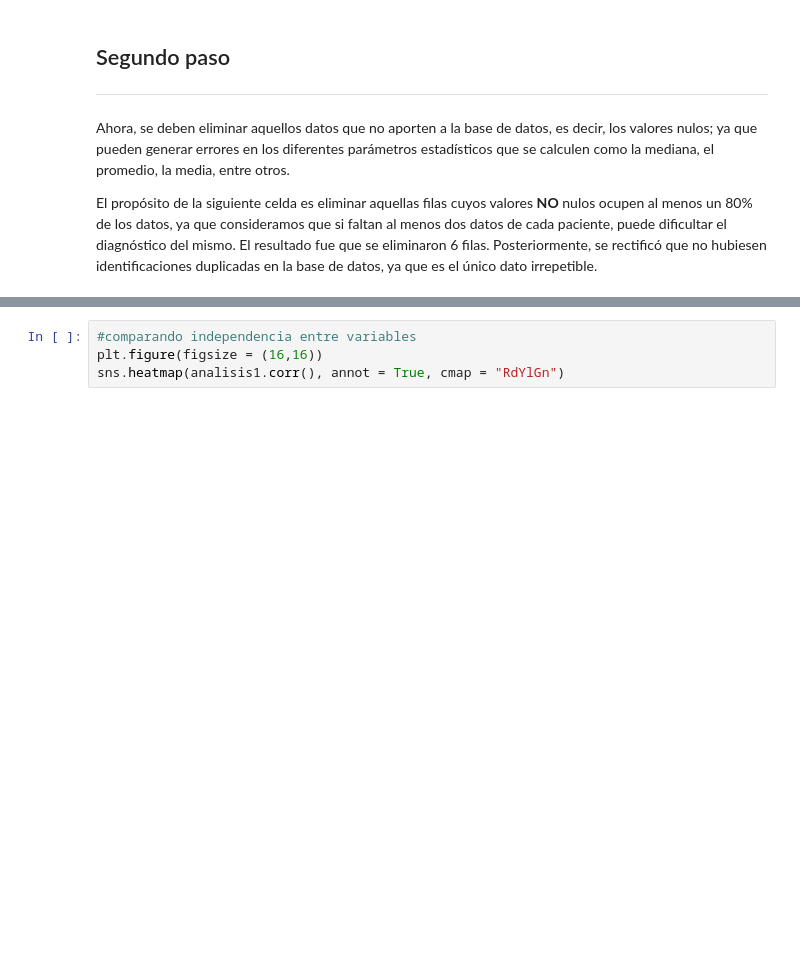
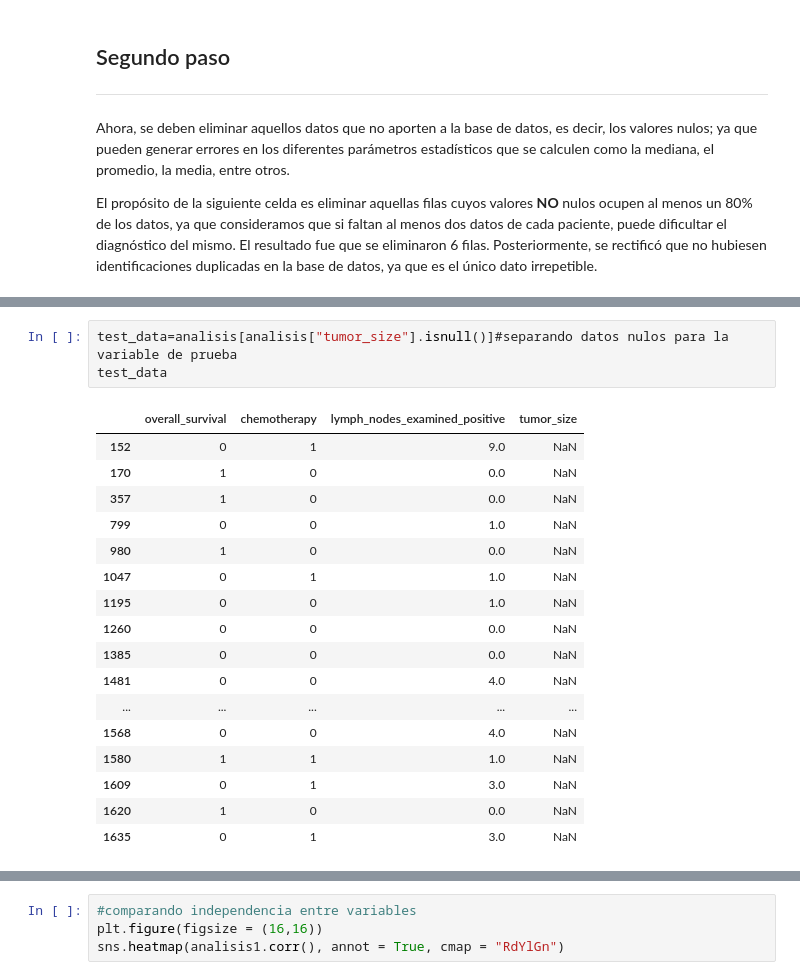
Before and after one commit to diazgaby/MachineLearning_Pregrado, a Jupyter notebook: comp.ipynb, the cells around one changed output, grey strips where cells are left out. Drawn from its saved outputs; the diff is of its cells as text; blank space fills up the shorter version.

```diff
--- a/comp.ipynb
+++ b/comp.ipynb
@@ -147,0 +135,21 @@ analisis2
+# %%
+test_data=analisis[analisis["tumor_size"].isnull()]#separando datos nulos para la variable de prueba
+test_data
+# %% [output]
+|  | overall_survival | chemotherapy | lymph_nodes_examined_positive | tumor_size |
+| 152 | 0 | 1 | 9.0 | NaN |
+| 170 | 1 | 0 | 0.0 | NaN |
+| 357 | 1 | 0 | 0.0 | NaN |
+| 799 | 0 | 0 | 1.0 | NaN |
+| 980 | 1 | 0 | 0.0 | NaN |
+| 1047 | 0 | 1 | 1.0 | NaN |
+| 1195 | 0 | 0 | 1.0 | NaN |
+| 1260 | 0 | 0 | 0.0 | NaN |
+| 1385 | 0 | 0 | 0.0 | NaN |
+| 1481 | 0 | 0 | 4.0 | NaN |
+| ... | ... | ... | ... | ... |
+| 1568 | 0 | 0 | 4.0 | NaN |
+| 1580 | 1 | 1 | 1.0 | NaN |
+| 1609 | 0 | 1 | 3.0 | NaN |
+| 1620 | 1 | 0 | 0.0 | NaN |
+| 1635 | 0 | 1 | 3.0 | NaN |
```
Also changed, not shown: parts of 16 cells of this notebook.
